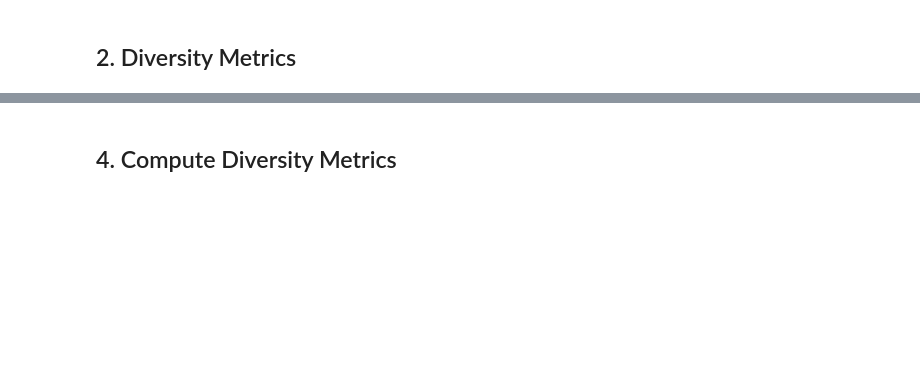
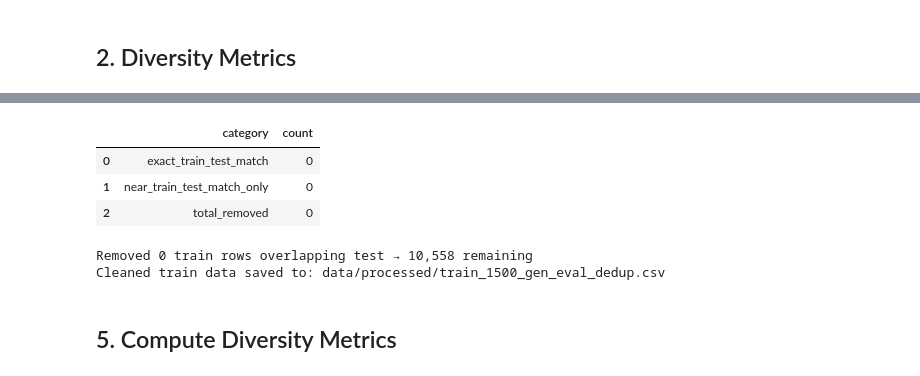
Before and after one commit to giahuy1310/topicmodeling, a Jupyter notebook: tm_research/Generated_data_eval.ipynb, the cells around one changed output, grey strips where cells are left out. Saved outputs shown, nothing was run; the diff lists cells and outputs as text; code cells hidden in the pictures; blank space fills up the shorter version.

```diff
--- a/tm_research/Generated_data_eval.ipynb
+++ b/tm_research/Generated_data_eval.ipynb
@@ -109,7 +266,69 @@ Synthetic dataset: 7957 samples
 # %%
-print(f"Current DATA_DIR being used: {DATA_DIR}")
-print(f"synthetic_path: {synthetic_path}")
-print(f"original_path: {original_path}")
-print(f"Directory exists: {os.path.exists(DATA_DIR)}")
-print("Files in DATA_DIR:", os.listdir(DATA_DIR) if os.path.exists(DATA_DIR) else "DATA_DIR does not exist")
+def text_hash(text: str) -> str:
+    return hashlib.md5(normalize_text(text).encode("utf-8")).hexdigest()
+
+
+valid_mask = synthetic_df_raw[text_column].notna() & synthetic_df_raw[text_column].astype(str).str.strip().ne("")
+valid_texts = synthetic_df_raw.loc[valid_mask, text_column].astype(str).tolist()
+valid_indices = synthetic_df_raw.index[valid_mask].tolist()
+
+# --- Train vs test overlap ---
+exact_test_match_indices: Set[int] = set()
+near_test_match_indices: Set[int] = set()
+test_matches: List[Tuple[int, int, float]] = []
+
+if not TEST_PATH.is_file():
+    raise FileNotFoundError(f"Test file not found: {TEST_PATH}")
+
+test_df = pd.read_csv(TEST_PATH)
+test_text_col = "Sentence_clean" if "Sentence_clean" in test_df.columns else "Sentence"
+test_texts = test_df[test_text_col].dropna().astype(str).tolist()
+test_hash_set = {text_hash(t) for t in test_texts if normalize_text(t)}
+
+print(f"Checking {len(valid_texts):,} train vs {len(test_texts):,} test sentences...")
+
+for row_idx, text in zip(valid_indices, valid_texts):
+    if normalize_text(text) and text_hash(text) in test_hash_set:
+        exact_test_match_indices.add(row_idx)
+
+print(f"Exact train–test matches: {len(exact_test_match_indices)}")
+
+print(f"Building MinHash signatures for near-match scan (threshold >= {SIMILARITY_THRESHOLD:.0%})...")
+test_matches = find_reference_matches(valid_texts, test_texts, threshold=SIMILARITY_THRESHOLD)
+near_test_match_indices = {valid_indices[q_idx] for q_idx, _, _ in test_matches}
+print(f"Near train–test matches (>={SIMILARITY_THRESHOLD:.0%}): {len(near_test_match_indices)}")
+
+if test_matches:
+    print("\nExamples of train ↔ test near-matches:")
+    for q_idx, t_idx, sim in test_matches[:5]:
+        print(f"  sim={sim:.3f} | train[{valid_indices[q_idx]}] {valid_texts[q_idx][:70]}…")
+        print(f"           | test [{t_idx}] {test_texts[t_idx][:70]}…")
+
+# --- Remove train rows that overlap test ---
+overlap_indices = exact_test_match_indices | near_test_match_indices
+remove_mask = synthetic_df_raw.index.to_series().isin(overlap_indices)
+n_remove = int(remove_mask.sum())
+
+near_only_indices = near_test_match_indices - exact_test_match_indices
+
+match_report = pd.DataFrame(
+    {
+        "category": ["exact_train_test_match", "near_train_test_match_only", "total_removed"],
+        "count": [
+            len(exact_test_match_indices),
+            len(near_only_indices),
+            n_remove,
+        ],
+    }
+)
+print("\n=== Train–Test Overlap Report ===")
+display(match_report)
+
+synthetic_df = synthetic_df_raw.loc[~remove_mask].reset_index(drop=True)
+synthetic_texts = synthetic_df[text_column].dropna().astype(str).tolist()
+
+DATA_DIR.mkdir(parents=True, exist_ok=True)
+synthetic_df.to_csv(DEDUP_OUTPUT_PATH, index=False)
+print(f"\nRemoved {n_remove:,} train rows overlapping test → {len(synthetic_df):,} remaining")
+print(f"Cleaned train data saved to: {DEDUP_OUTPUT_PATH}")
 # %% [output]
@@ -121,5 +341,11 @@ Files in DATA_DIR: ['.DS_Store', 'test_processed.csv', 'train_1071_para_final',
+|  | category | count |
+| 0 | exact_train_test_match | 0 |
+| 1 | near_train_test_match_only | 0 |
+| 2 | total_removed | 0 |
+Removed 0 train rows overlapping test → 10,558 remaining
+Cleaned train data saved to: data/processed/train_1500_gen_eval_dedup.csv
 # %% [markdown]
-## 4. Compute Diversity Metrics
+## 5. Compute Diversity Metrics
 # %%
 # Distinct-n (n=1,2,3)
 print("Computing Distinct-n...")
```
Also changed, not shown: parts of 12 cells of this notebook, 10 other files.
